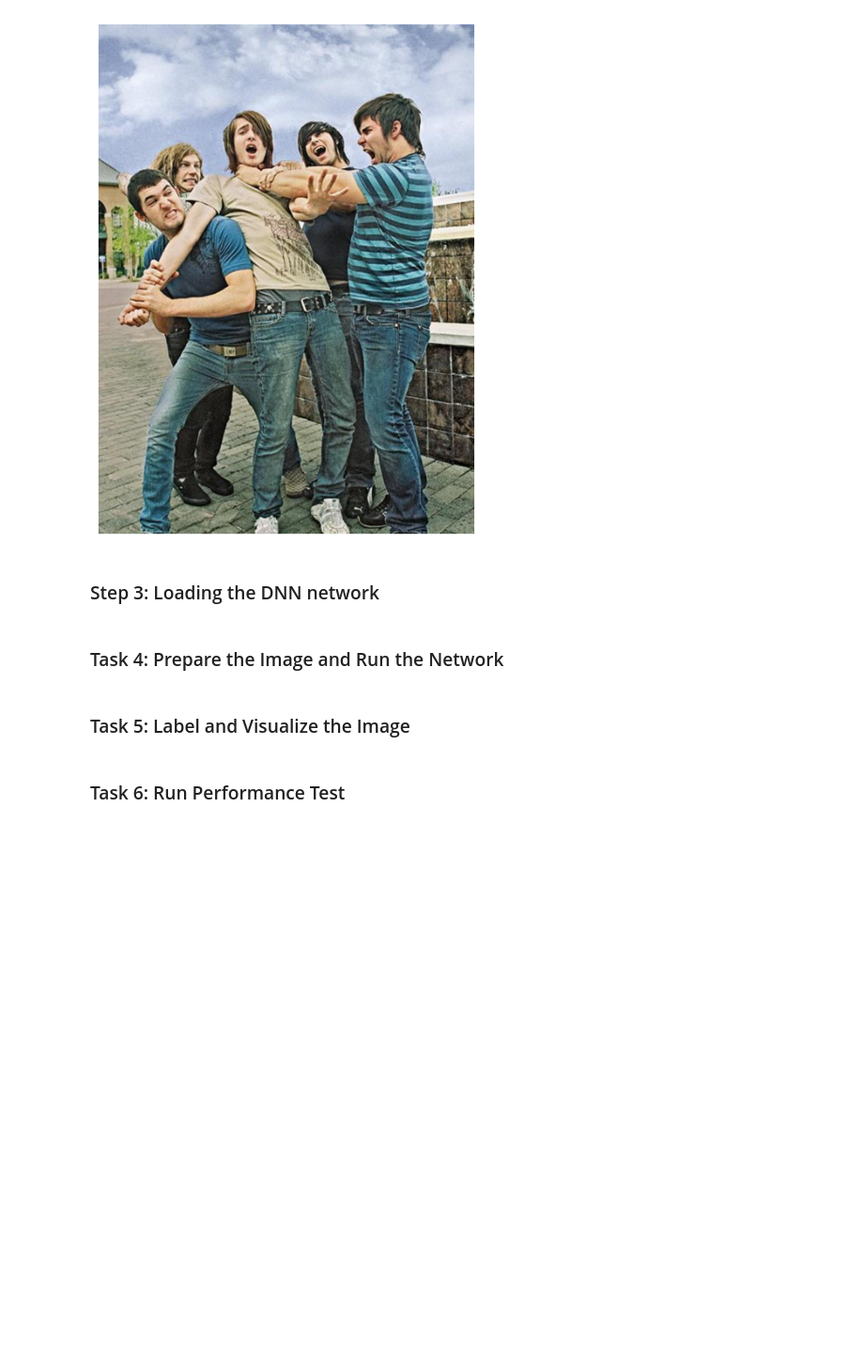
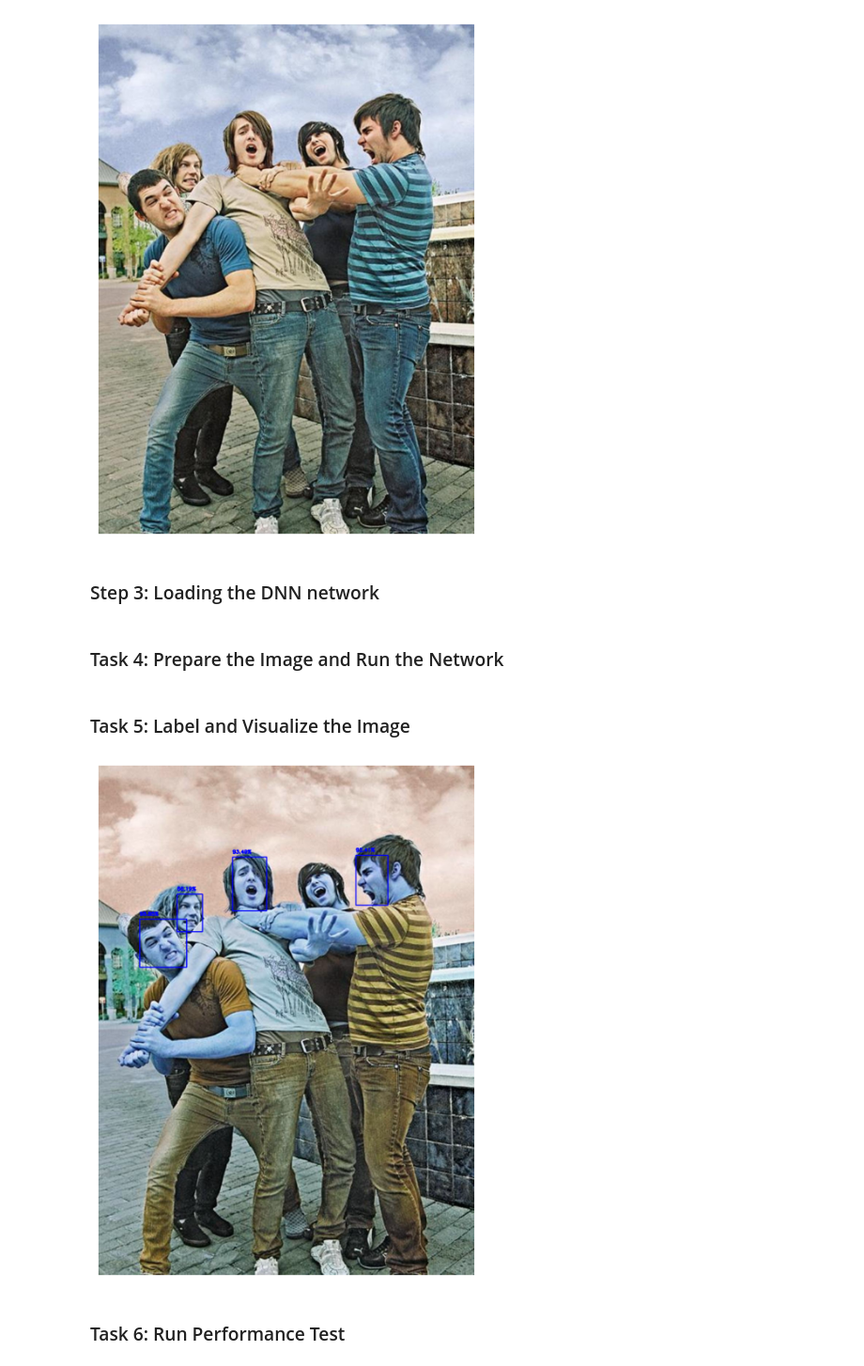
Before and after one commit to mobatusi/OpenCV-FaceDetection-DNN, a Jupyter notebook: facedetection.ipynb, the cells around one changed output. Shown at 94% size. Drawn from its saved outputs; the diff is of its cells as text; code cells hidden in the pictures; blank space fills up the shorter version.

```diff
--- a/facedetection.ipynb
+++ b/facedetection.ipynb
@@ -52,6 +52,37 @@ net.setInput(blob)
 detections = net.forward()
 # %% [markdown]
 ### Task 5: Label and Visualize the Image
+# %%
+# Get the number of detections
+num_detections = detections.shape[2]
+
+# Process each detection
+for i in range(0, num_detections):
+    # Extract the confidence score
+    confidence = detections[0, 0, i, 2]
+
+    # Filter out weak detections
+    if confidence > 0.5:
+        # Get coordinates of the bounding box
+        box = detections[0, 0, i, 3:7] * np.array([w, h, w, h])
+        (startX, startY, endX, endY) = box.astype("int")
+
+        # Draw the bounding box
+        cv2.rectangle(image, (startX, startY), (endX, endY), (0, 0, 255), 2)
+
+        # Add confidence score text
+        text = "{:.2f}%".format(confidence * 100)
+        y = startY - 10 if startY - 10 > 10 else startY + 10
+        cv2.putText(image, text, (startX, y),
+                    cv2.FONT_HERSHEY_SIMPLEX, 0.45, (0, 0, 255), 2)
+
+# Display the output image
+plt.figure(figsize=(12, 8))
+plt.imshow(image)
+plt.axis('off')
+plt.show()
+# %% [output]
+[figure, added]
 # %% [markdown]
 ### Task 6: Run Performance Test
 # %%
```
Also changed, not shown: parts of 1 cell of this notebook, 1 other file.
